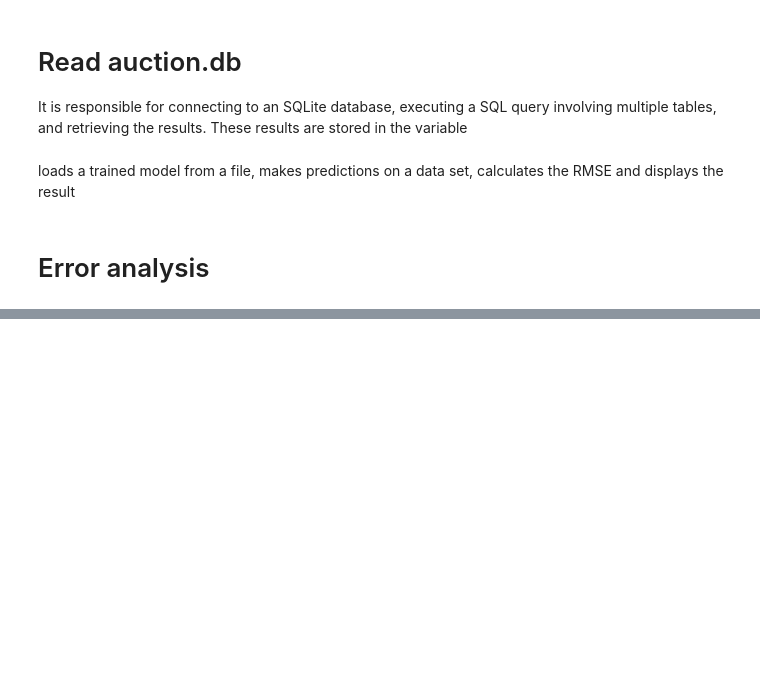
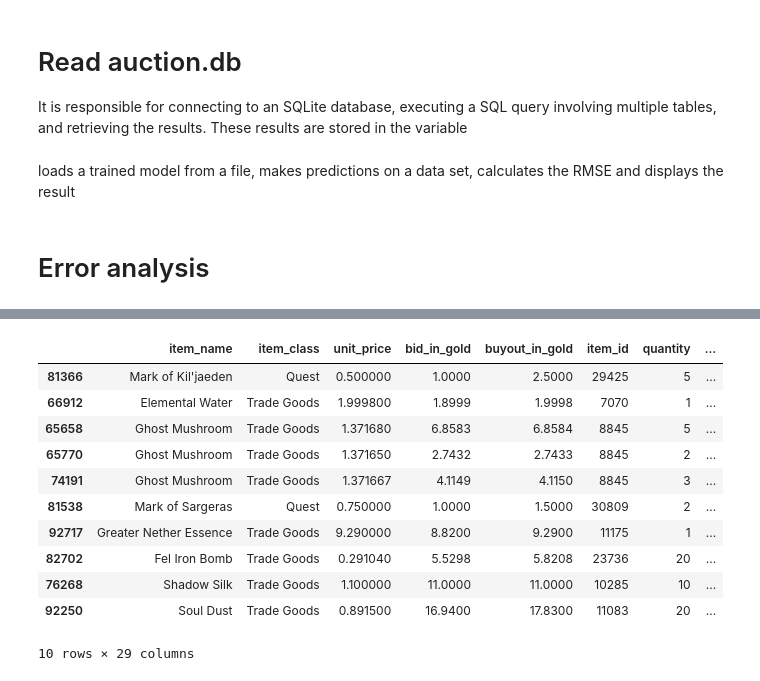
Before and after one commit to AngelUrq/auction_classic, a Jupyter notebook: eval/evaluation.ipynb, the cells around one changed output, grey strips where cells are left out. Cells and saved outputs as stored; diff of their text form; code cells hidden in the pictures; blank space fills up the shorter version.

```diff
--- a/eval/evaluation.ipynb
+++ b/eval/evaluation.ipynb
@@ -298,3 +322,19 @@ df_test.head()
+# %%
+df_test = df_test.sort_values(by='error', ascending=False)
+df_test.head(10)
+# %% [output]
+|  | item_name | item_class | unit_price | bid_in_gold | buyout_in_gold | item_id | quantity | ... |
+| 81366 | Mark of Kil'jaeden | Quest | 0.500000 | 1.0000 | 2.5000 | 29425 | 5 | ... |
+| 66912 | Elemental Water | Trade Goods | 1.999800 | 1.8999 | 1.9998 | 7070 | 1 | ... |
+| 65658 | Ghost Mushroom | Trade Goods | 1.371680 | 6.8583 | 6.8584 | 8845 | 5 | ... |
+| 65770 | Ghost Mushroom | Trade Goods | 1.371650 | 2.7432 | 2.7433 | 8845 | 2 | ... |
+| 74191 | Ghost Mushroom | Trade Goods | 1.371667 | 4.1149 | 4.1150 | 8845 | 3 | ... |
+| 81538 | Mark of Sargeras | Quest | 0.750000 | 1.0000 | 1.5000 | 30809 | 2 | ... |
+| 92717 | Greater Nether Essence | Trade Goods | 9.290000 | 8.8200 | 9.2900 | 11175 | 1 | ... |
+| 82702 | Fel Iron Bomb | Trade Goods | 0.291040 | 5.5298 | 5.8208 | 23736 | 20 | ... |
+| 76268 | Shadow Silk | Trade Goods | 1.100000 | 11.0000 | 11.0000 | 10285 | 10 | ... |
+| 92250 | Soul Dust | Trade Goods | 0.891500 | 16.9400 | 17.8300 | 11083 | 20 | ... |
+10 rows × 29 columns
 # %%
 corr_matrix = df_val[['bid_in_gold', 'buyout_in_gold',
        'unit_price', 'quantity', 'time_left', 'item_id',
```
Also changed, not shown: parts of 5 cells of this notebook, 1 other file.
